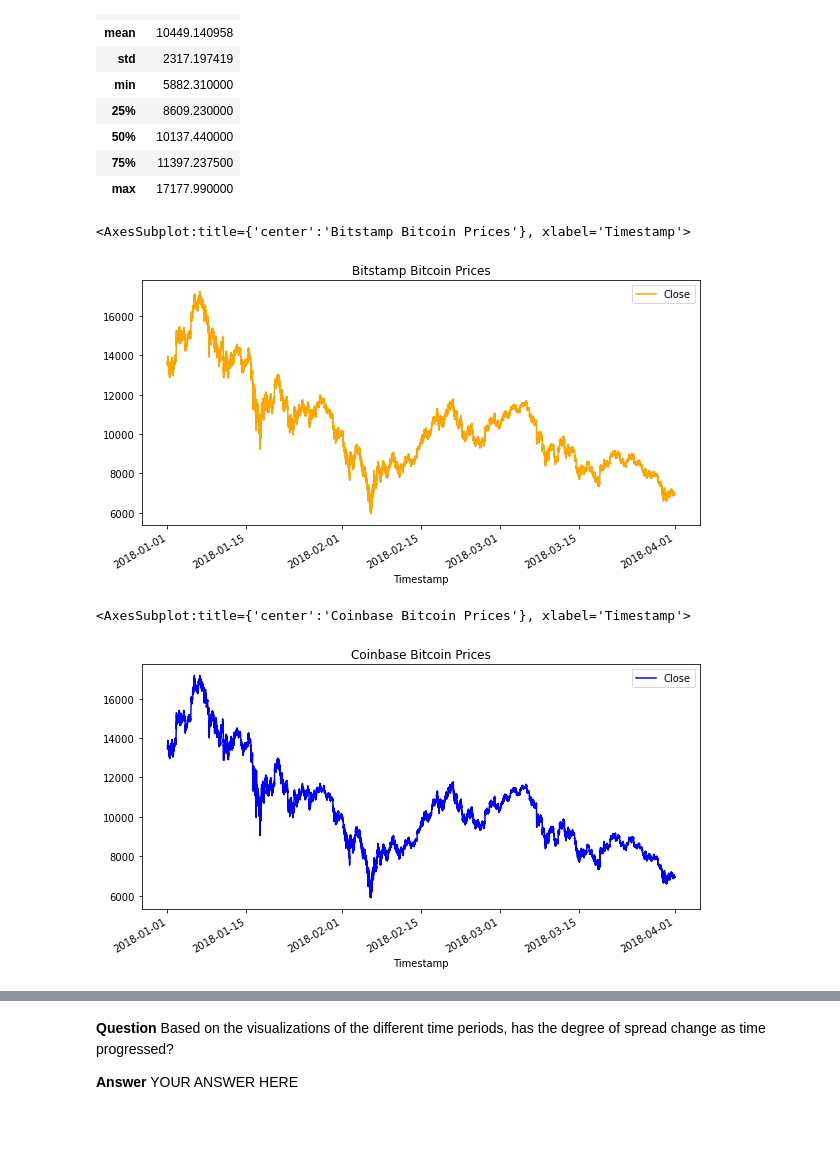
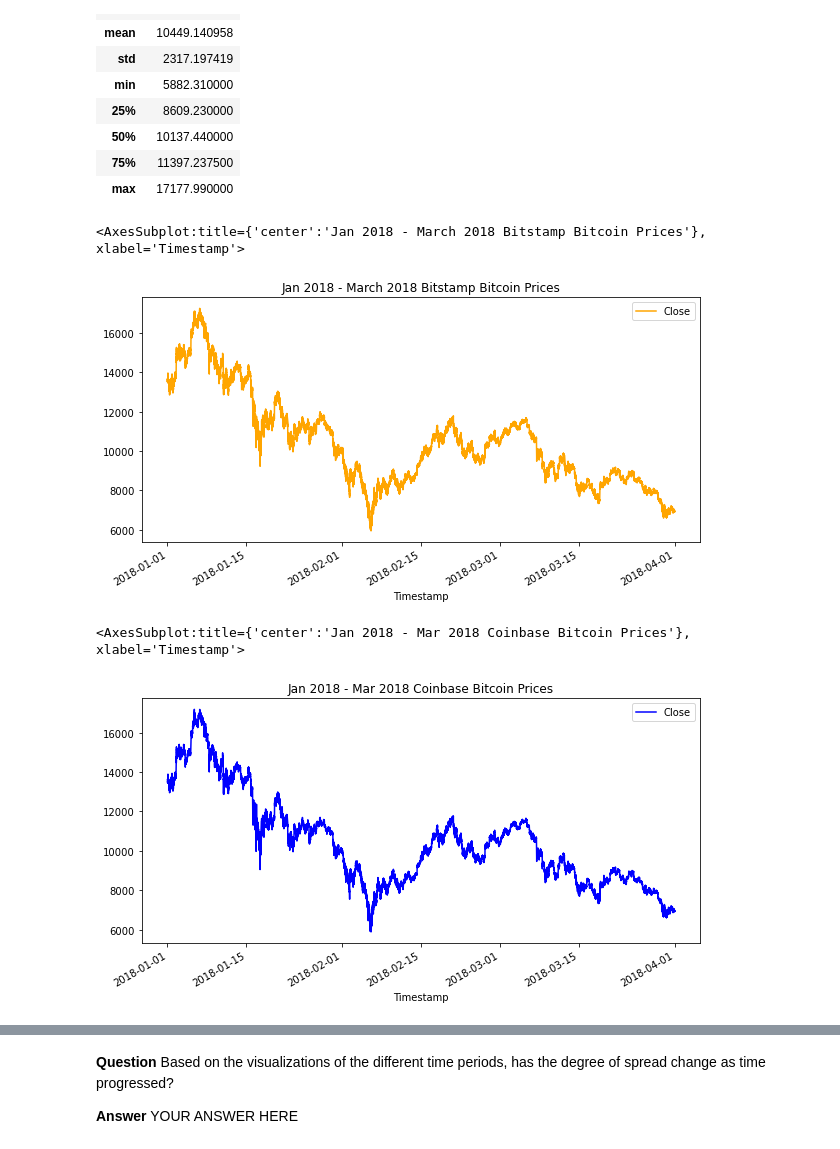
Before and after one commit to jimhitchcock/Crypto_Arbitrage, a Jupyter notebook: crypto_arbitrage.ipynb, the cells around one changed output, grey strips where cells are left out. Saved outputs shown, nothing was run; the diff lists cells and outputs as text; code cells hidden in the pictures.

```diff
--- a/crypto_arbitrage.ipynb
+++ b/crypto_arbitrage.ipynb
@@ -341,17 +328,17 @@ coinbase_sliced.describe()
 # %%
 # Create a line plot for the bitstamp DataFrame for the full length of time in the dataset
 # Be sure that the figure size, title, and color are tailored to each visualization
-bitstamp_sliced.plot(figsize=(10, 5), title="Bitstamp Bitcoin Prices", color="orange")
+bitstamp_sliced.plot(figsize=(10, 5), title="Jan 2018 - March 2018 Bitstamp Bitcoin Prices", color="orange")
 # %% [output]
-<AxesSubplot:title={'center':'Bitstamp Bitcoin Prices'}, xlabel='Timestamp'>
+<AxesSubplot:title={'center':'Jan 2018 - March 2018 Bitstamp Bitcoin Prices'}, xlabel='Timestamp'>
-[figure, old version]
+[figure, new version]
 # %%
 # Create a line plot for the coinbase DataFrame for the full length of time in the dataset
 # Be sure that the figure size, title, and color are tailored to each visualization
-coinbase_sliced.plot(figsize=(10, 5), title="Coinbase Bitcoin Prices", color="blue")
+coinbase_sliced.plot(figsize=(10, 5), title="Jan 2018 - Mar 2018 Coinbase Bitcoin Prices", color="blue")
 # %% [output]
-<AxesSubplot:title={'center':'Coinbase Bitcoin Prices'}, xlabel='Timestamp'>
+<AxesSubplot:title={'center':'Jan 2018 - Mar 2018 Coinbase Bitcoin Prices'}, xlabel='Timestamp'>
-[figure, old version]
+[figure, new version]
 # %%
 # Overlay the visualizations for the bitstamp and coinbase DataFrames in one plot
 # The plot should visualize the prices over the full lenth of the dataset
```
Also changed, not shown: parts of 24 cells of this notebook.
